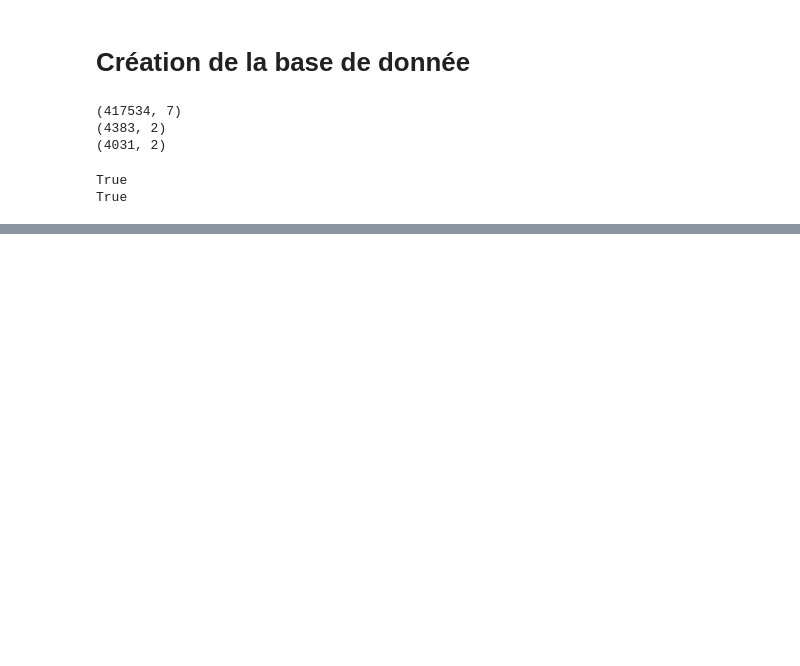
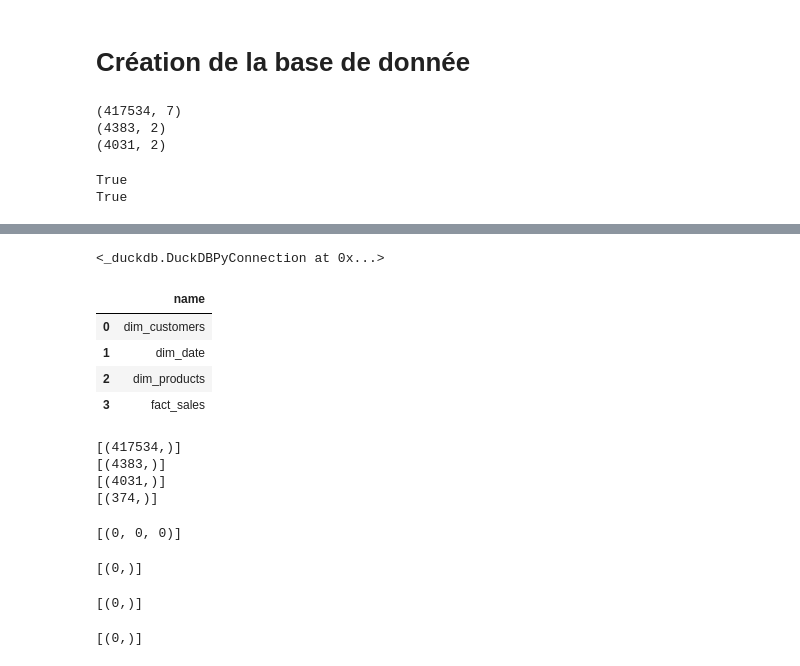
Before and after one commit to Christopher2023/ecommerce-data-analysis, a Jupyter notebook: notebooks/01_eploration.ipynb, the cells around one changed output, grey strips where cells are left out. Saved outputs shown, nothing was run; the diff lists cells and outputs as text; code cells hidden in the pictures; blank space fills up the shorter version.

```diff
--- a/notebooks/01_eploration.ipynb
+++ b/notebooks/01_eploration.ipynb
@@ -225,0 +232,66 @@ dim_date['date'].is_unique
+# %%
+# Connexion à DuckDB (base locale)
+con = duckdb.connect(database='../data/warehouse.duckdb', read_only=False)
+
+# Charger les tables pandas dans DuckDB
+con.register('fact_sales', fact_sales)
+con.register('dim_customers', dim_customers)
+con.register('dim_products', dim_products)
+con.register('dim_date', dim_date)
+# %% [output]
+<_duckdb.DuckDBPyConnection at 0x...>
+# %%
+con.sql("SHOW TABLES").df()
+# %% [output]
+|  | name |
+| 0 | dim_customers |
+| 1 | dim_date |
+| 2 | dim_products |
+| 3 | fact_sales |
+# %%
+print(con.execute("SELECT COUNT(*) FROM fact_sales").fetchall())
+print(con.execute("SELECT COUNT(*) FROM dim_customers").fetchall())
+print(con.execute("SELECT COUNT(*) FROM dim_products").fetchall())
+print(con.execute("SELECT COUNT(*) FROM dim_date").fetchall())
+# %% [output]
+[(417534,)]
+[(4383,)]
+[(4031,)]
+[(374,)]
+# %%
+con.execute("""
+SELECT
+    SUM("Customer Id" IS NULL),
+    SUM(StockCode IS NULL),
+    SUM(date IS NULL)
+FROM fact_sales
+""").fetchall()
+# %% [output]
+[(0, 0, 0)]
+# %%
+con.execute("""
+SELECT COUNT(*)
+FROM fact_sales f
+LEFT JOIN dim_customers c ON f."Customer Id" = c."Customer Id"
+WHERE c."Customer Id" IS NULL
+""").fetchall()
+# %% [output]
+[(0,)]
+# %%
+con.execute("""
+SELECT COUNT(*)
+FROM fact_sales f
+LEFT JOIN dim_products c ON f.StockCode = c.StockCode
+WHERE c.StockCode IS NULL
+""").fetchall()
+# %% [output]
+[(0,)]
+# %%
+con.execute("""
+SELECT COUNT(*)
+FROM fact_sales f
+LEFT JOIN dim_date c ON f.date = c.date
+WHERE c.date IS NULL
+""").fetchall()
+# %% [output]
+[(0,)]
```
Also changed, not shown: parts of 21 cells of this notebook, 1 other file.
